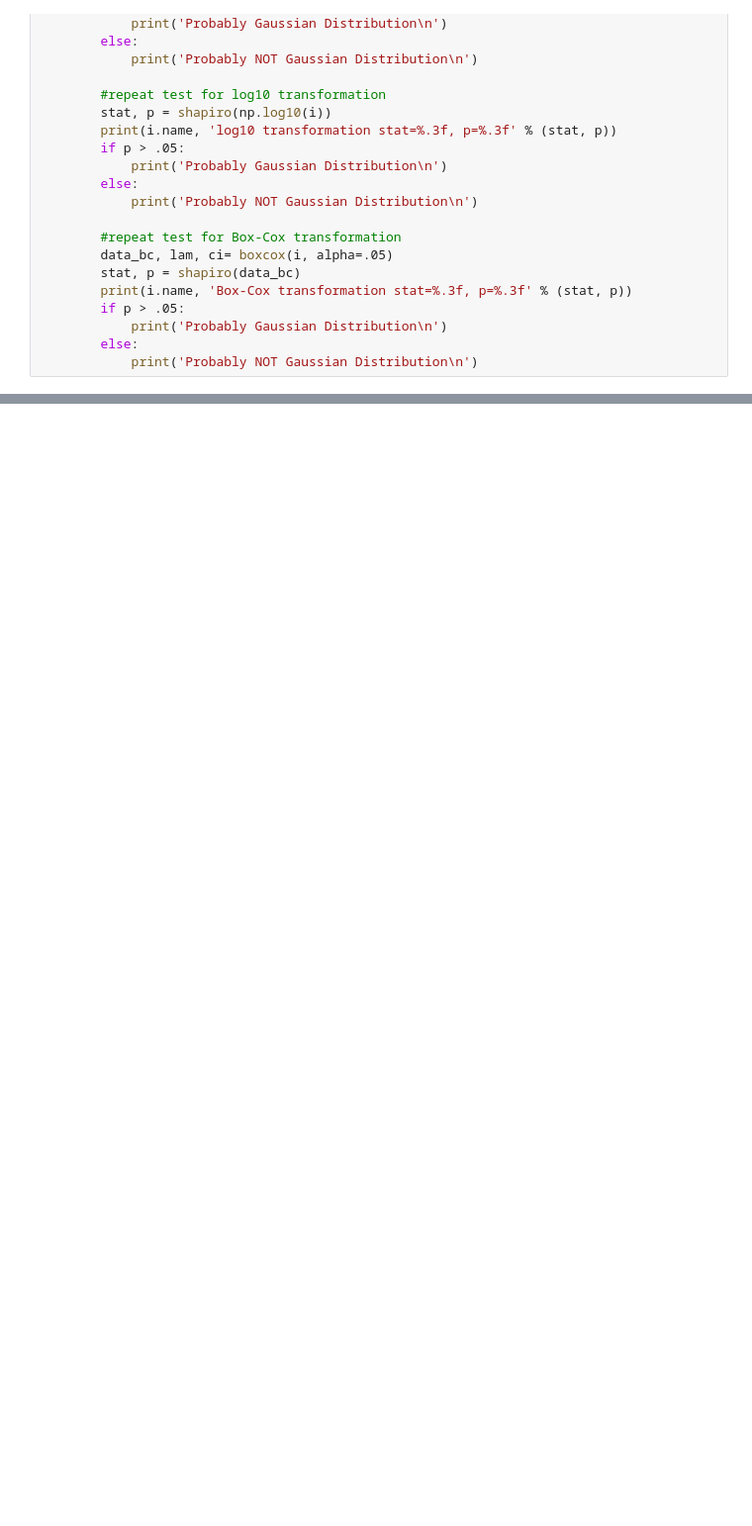
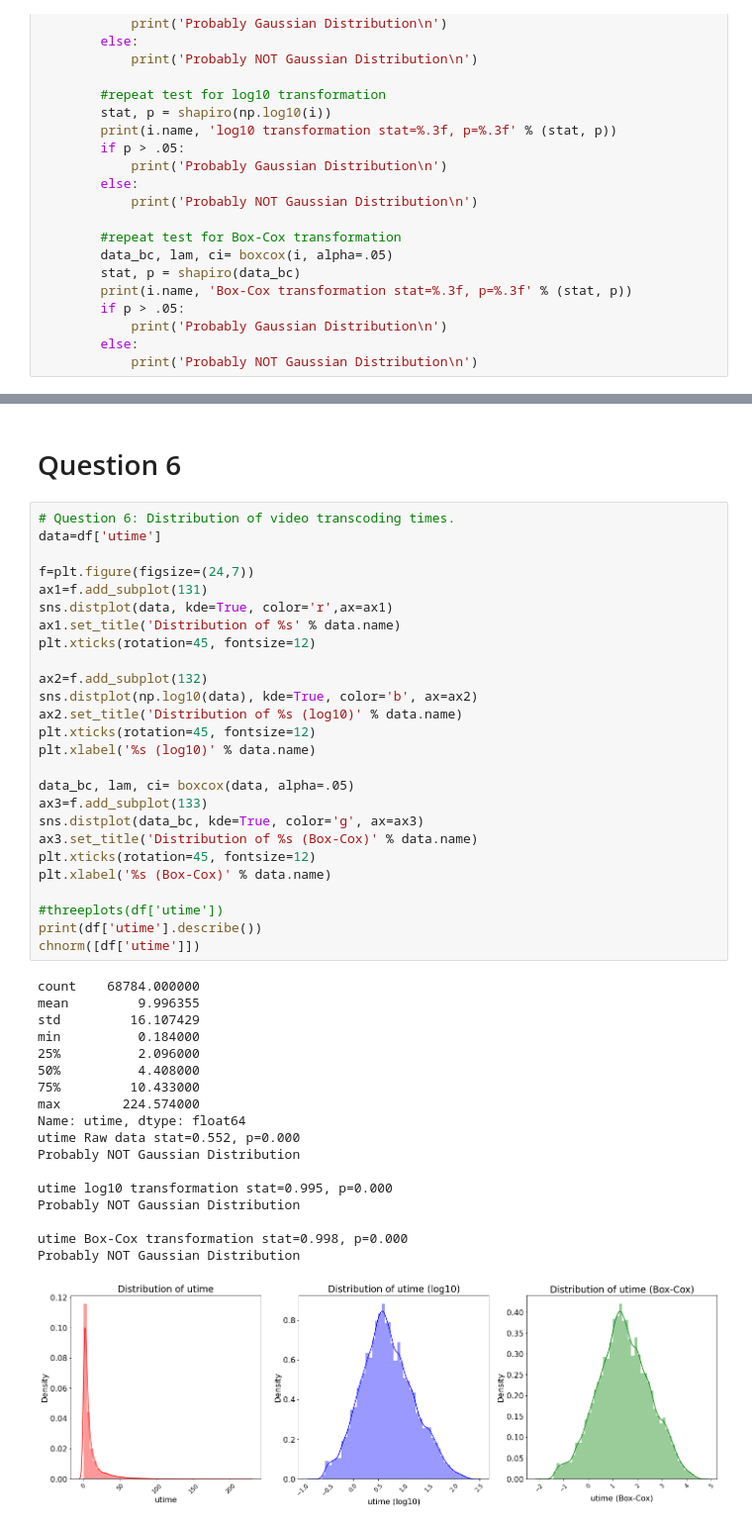
Before and after one commit to ryanli633/ECE_219, a Jupyter notebook: Project_4/Video_Transcoding_Q1-6.ipynb, the cells around one changed output, grey strips where cells are left out. Shown at 99% size. Saved outputs shown, nothing was run; the diff lists cells and outputs as text; blank space fills up the shorter version.

```diff
--- a/Project_4/Video_Transcoding_Q1-6.ipynb
+++ b/Project_4/Video_Transcoding_Q1-6.ipynb
@@ -254,0 +331,47 @@ Probably NOT Gaussian Distribution
+# %% [markdown]
+# Question 6
+# %%
+# Question 6: Distribution of video transcoding times.
+data=df['utime']
+
+f=plt.figure(figsize=(24,7))
+ax1=f.add_subplot(131)
+sns.distplot(data, kde=True, color='r',ax=ax1)
+ax1.set_title('Distribution of %s' % data.name)
+plt.xticks(rotation=45, fontsize=12)
+
+ax2=f.add_subplot(132)
+sns.distplot(np.log10(data), kde=True, color='b', ax=ax2)
+ax2.set_title('Distribution of %s (log10)' % data.name)
+plt.xticks(rotation=45, fontsize=12)
+plt.xlabel('%s (log10)' % data.name)
+
+data_bc, lam, ci= boxcox(data, alpha=.05)
+ax3=f.add_subplot(133)
+sns.distplot(data_bc, kde=True, color='g', ax=ax3)
+ax3.set_title('Distribution of %s (Box-Cox)' % data.name)
+plt.xticks(rotation=45, fontsize=12)
+plt.xlabel('%s (Box-Cox)' % data.name)
+
+#threeplots(df['utime'])
+print(df['utime'].describe())
+chnorm([df['utime']])
+# %% [output]
+count    68784.000000
+mean         9.996355
+std         16.107429
+min          0.184000
+25%          2.096000
+50%          4.408000
+75%         10.433000
+max        224.574000
+Name: utime, dtype: float64
+utime Raw data stat=0.552, p=0.000
+Probably NOT Gaussian Distribution
+
+utime log10 transformation stat=0.995, p=0.000
+Probably NOT Gaussian Distribution
+
+utime Box-Cox transformation stat=0.998, p=0.000
+Probably NOT Gaussian Distribution
+[figure, added]
```
Also changed, not shown: parts of 37 cells of this notebook.
